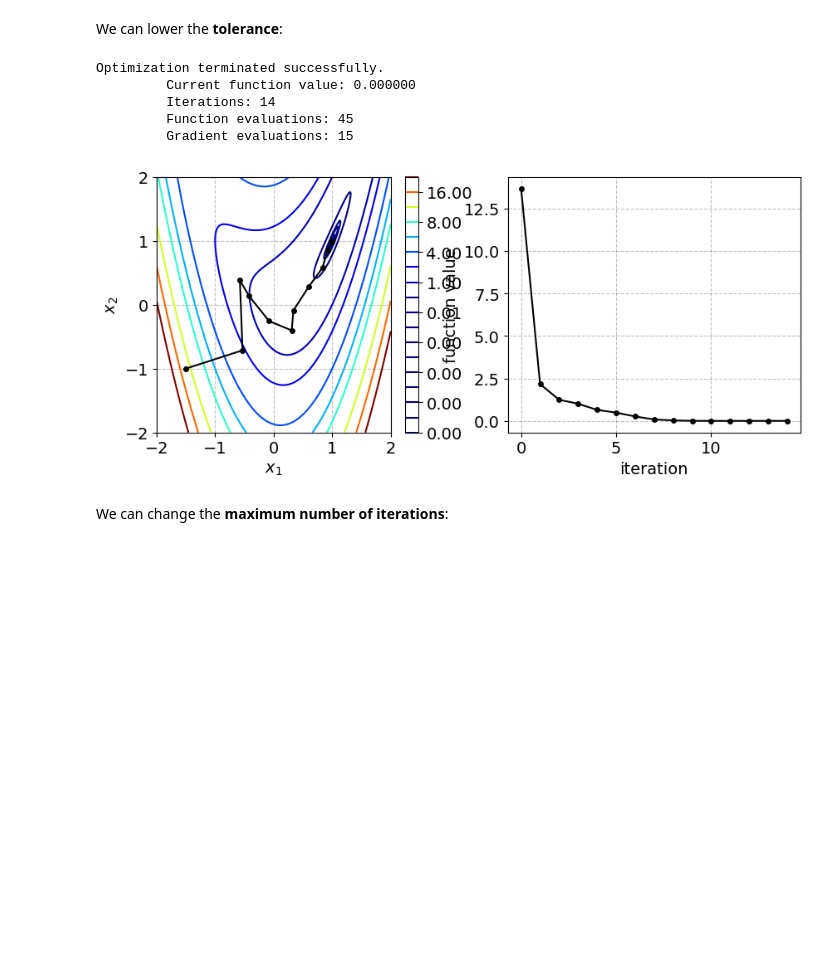
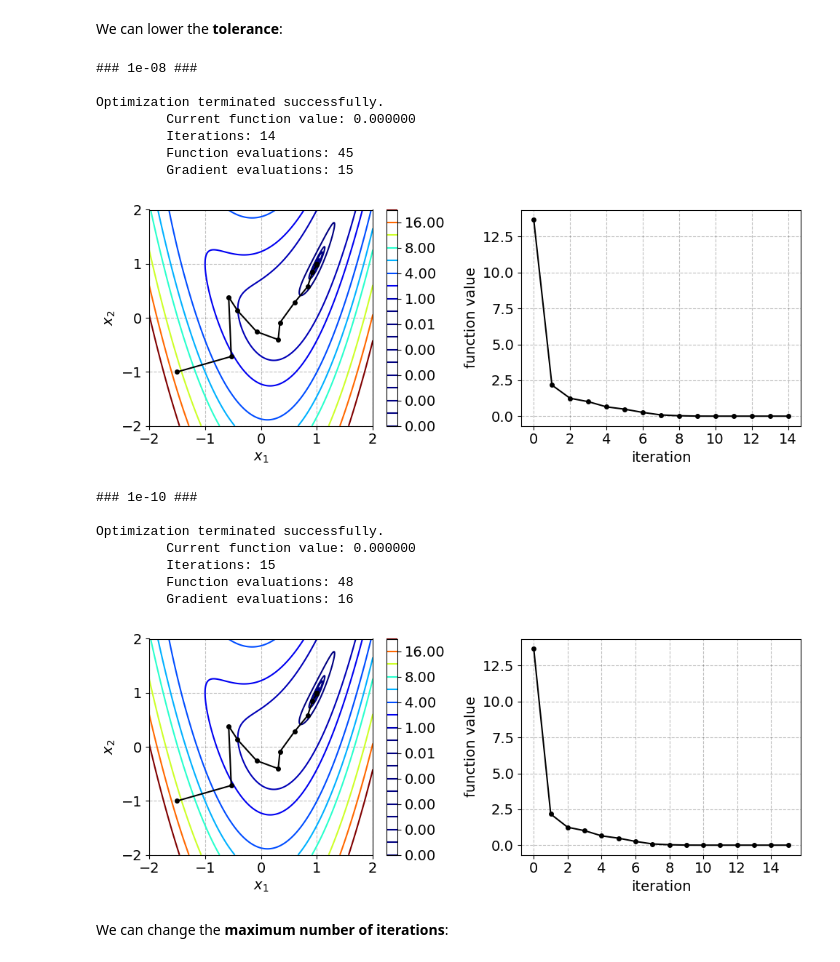
Before and after one commit to NumEconCopenhagen/IntroProg-lectures, a Jupyter notebook: 3 - Unconstrained optimization/Unconstrained optimization.ipynb, the cells around one changed output. Cells and saved outputs as stored; diff of their text form; code cells hidden in the pictures; blank space fills up the shorter version.

Commit message:
optimization and typos

```diff
--- a/3 - Unconstrained optimization/Unconstrained optimization.ipynb
+++ b/3 - Unconstrained optimization/Unconstrained optimization.ipynb
@@ -389,6 +380,8 @@ def collect(x):
 **Preperation II:** Function plotting the collected information:
 # %%
 # complicated -> not necessary to understand it
+from matplotlib.ticker import MaxNLocator
+
 def contour():
 
     global nit
@@ -411,6 +404,9 @@ def contour():
     ax.plot(np.arange(nit+1),fs,'-o',ms=4,color='black')
     ax.set_xlabel('iteration')
     ax.set_ylabel('function value')
+    ax.xaxis.set_major_locator(MaxNLocator(integer=True))
+
+    fig.tight_layout()
 # %% [markdown]
 **Nelder-Mead**
 # %%
@@ -537,9 +530,0 @@ Optimization terminated successfully.
-# %%
-nit = 0 # global used in "collect"
-x0 = [-1.5,-1]
-result = optimize.minimize(rosen,x0,jac=rosen_jac,
-                           method='L-BFGS-B',
-                           bounds=((-3,3),(-3,3)),
-                           callback=collect,
-                           options={'disp':True})
-contour()
@@ -550,9 +530,0 @@ contour()
-# %%
-nit = 0 # global used in "collect"
-x0 = [-1.5,-1]
-result = optimize.minimize(rosen,x0,jac=rosen_jac,
-                           method='SLSQP',
-                           bounds=((-2,2),(-2,2)),
-                           callback=collect,
-                           options={'disp':True})
-contour()
@@ -570,20 +535,35 @@ Optimization terminated successfully    (Exit mode 0)
 # %% [markdown]
 We can lower the **tolerance**:
 # %%
-nit = 0
-x0 = [-1.5,-1]
-result = optimize.minimize(rosen,x0,
-                           method='BFGS',
-                           callback=collect,
-                           options={'disp':True,'gtol':1e-8}) # note this
-contour()
+for gtol in [1e-8,1e-10]:
+
+    print(f'### {gtol} ###\n')
+
+    nit = 0
+    x0 = [-1.5,-1]
+    result = optimize.minimize(rosen,x0,
+                            method='BFGS',
+                            callback=collect,
+                            options={'disp':True,'gtol':gtol}) # note this
+    contour()
+    plt.show()
 # %% [output]
+### 1e-08 ###
+
 Optimization terminated successfully.
          Current function value: 0.000000
          Iterations: 14
          Function evaluations: 45
          Gradient evaluations: 15
-[figure, old version]
+[figure, new version]
+### 1e-10 ###
+
+Optimization terminated successfully.
+         Current function value: 0.000000
+         Iterations: 15
+         Function evaluations: 48
+         Gradient evaluations: 16
+[figure, added]
 # %% [markdown]
 We can change the **maximum number of iterations**:
 # %%
```
Also changed, not shown: parts of 51 cells of this notebook, 2 other files.
